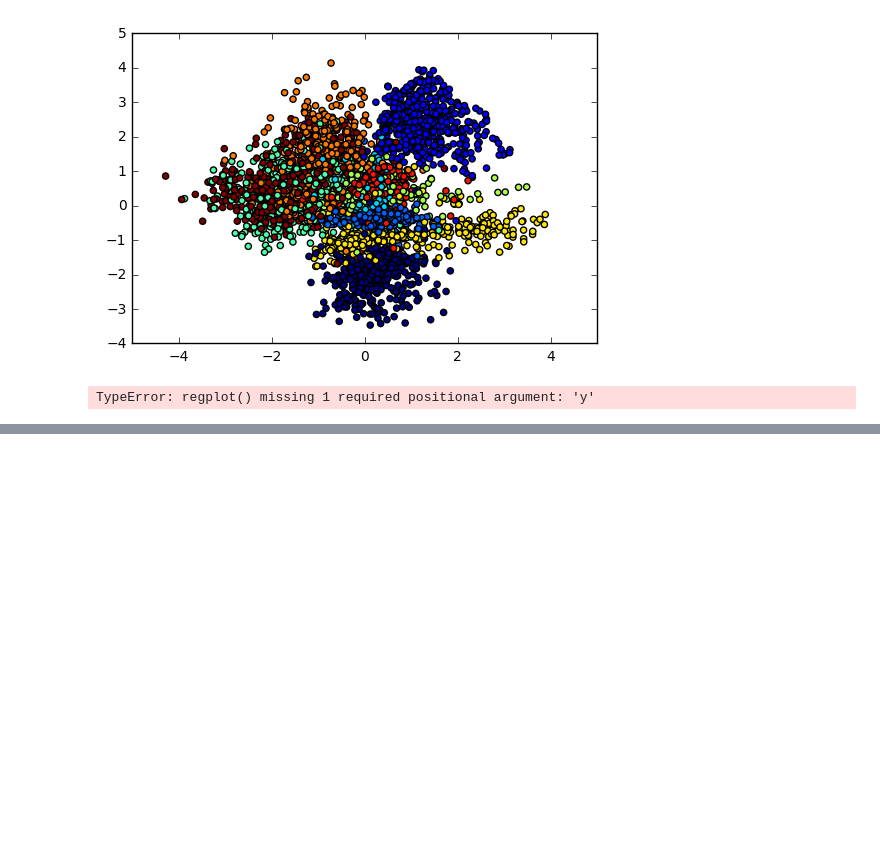
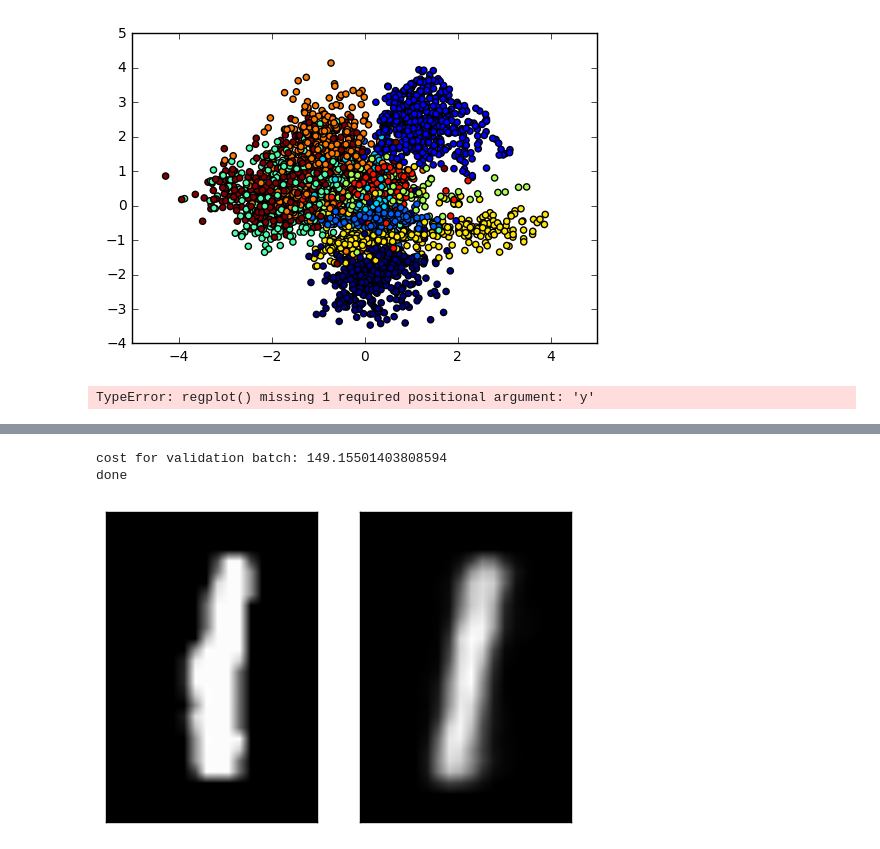
Before and after one commit to Spotlight0xff/deeplearning-seminar, a Jupyter notebook: code/notebooks/test_vae.ipynb, the cells around one changed output, grey strips where cells are left out. Cells and saved outputs as stored; diff of their text form; code cells hidden in the pictures; blank space fills up the shorter version.

```diff
--- a/code/notebooks/test_vae.ipynb
+++ b/code/notebooks/test_vae.ipynb
@@ -238,0 +270,6 @@ plt.show()
+# %%
+v.plot_reconstruction(mnist)
+# %% [output]
+cost for validation batch: 149.15501403808594
+done
+[figure, added]
```
Also changed, not shown: parts of 21 cells of this notebook.
